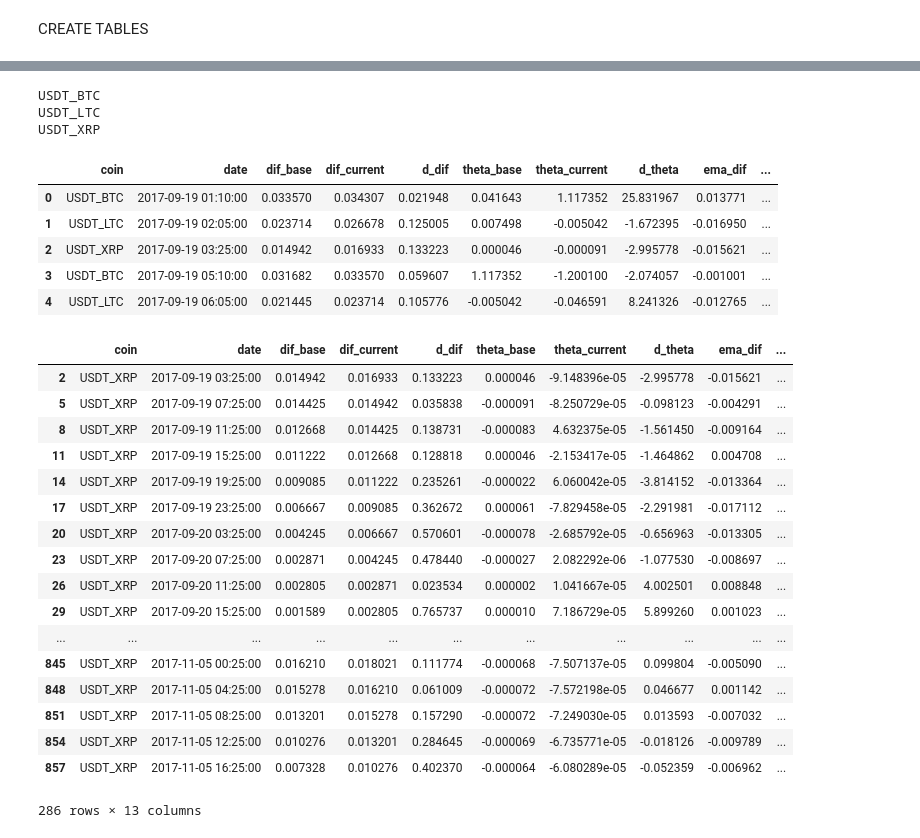
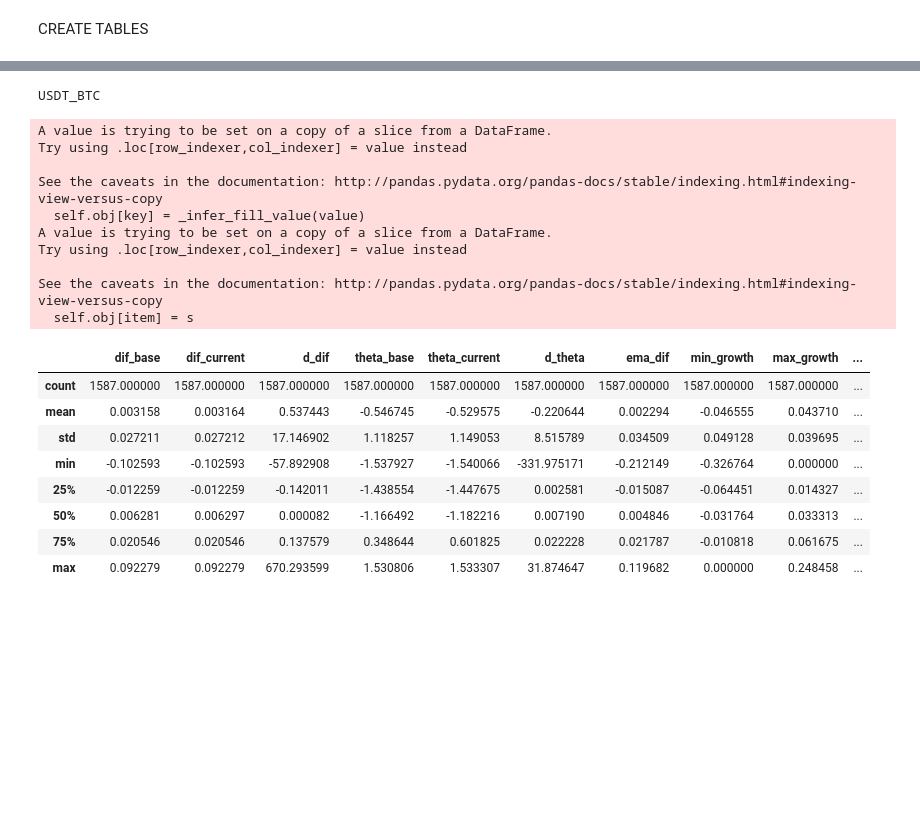
Before and after one commit to eduardocurado/crypto_bot, a Jupyter notebook: Notebooks/Crypto_trader_model20180314.ipynb, the cells around one changed output, grey strips where cells are left out. Cells and saved outputs as stored; diff of their text form; code cells hidden in the pictures; blank space fills up the shorter version.

```diff
--- a/Notebooks/Crypto_trader_model20180314.ipynb
+++ b/Notebooks/Crypto_trader_model20180314.ipynb
@@ -333,21 +335,19 @@ def manipulate_mkt_data():
     tickers_df = pd.merge(tickers_df_two, macds_df, how='inner', left_on=['date', 'coin'], right_on=['date', 'coin'])
     tickers_df['ema_dif'] = np.log(tickers_df['price']/tickers_df['ema12'])
     df = pd.merge(mkt_trend_df, tickers_df, how='inner', left_on=['date', 'coin'], right_on=['date', 'coin'])
-#     df = get_signs(df)
-#     df.loc[(1 > df['ema_dif']) & (df['ema_dif'] > -0.1), 'ema_sign'] = 1
-#     df.loc[(1 <= df['ema_dif']) | (df['ema_dif'] <= -0.1), 'ema_sign'] = 0
-#     rsis_df = get_rsis()
-#     df = pd.merge(df, rsis_df, how='inner', left_on=['date', 'coin'], right_on=['date', 'coin'])
-#     df.loc[df['rsi'] >= 70, 'signal_rsi'] = -1
-#     df.loc[df['rsi'] <= 30, 'signal_rsi'] = 1
-#     df.loc[(30 < df['rsi']) & (df['rsi'] < 70), 'signal_rsi'] = 0
+    df = get_signs(df)
+    df.loc[(1 > df['ema_dif']) & (df['ema_dif'] > -0.1), 'ema_sign'] = 1
+    df.loc[(1 <= df['ema_dif']) | (df['ema_dif'] <= -0.1), 'ema_sign'] = 0
+    rsis_df = get_rsis()
+    df = pd.merge(df, rsis_df, how='inner', left_on=['date', 'coin'], right_on=['date', 'coin'])
+    df.loc[df['rsi'] >= 70, 'signal_rsi'] = -1
+    df.loc[df['rsi'] <= 30, 'signal_rsi'] = 1
+    df.loc[(30 < df['rsi']) & (df['rsi'] < 70), 'signal_rsi'] = 0
     return df
 
 df = manipulate_mkt_data()
 # %% [output]
 USDT_BTC
-USDT_LTC
-USDT_XRP
 # %%
 f_df = df.drop(['signal_line', 'histogram', 'screen_x', 'screen_y', 'screen', 'vote', 'price', 'ema_26',
                'macd_line', 'ema12'], axis = 1)
@@ -355,35 +355,31 @@ f_df.loc[f_df['max_growth'] >= 0.1, 'growth_sign'] = 1
 f_df.loc[f_df['max_growth'] < 0.1, 'growth_sign'] = 0
 f_df.loc[f_df['min_growth'] <= -0.1, 'reduce_sign'] = 1
 f_df.loc[f_df['min_growth'] > -0.1, 'reduce_sign'] = 0
-full_data_set = f_df[['coin', 'date', 'dif_base', 'dif_current', 'd_dif', 'theta_base', 'theta_current', 'd_theta',
-                      'ema_dif', 'min_growth', 'max_growth', 'reduce_sign', 'growth_sign']]
-full_data_set.head()
 # %% [output]
-|  | coin | date | dif_base | dif_current | d_dif | theta_base | theta_current | d_theta | ema_dif | ... |
-| 0 | USDT_BTC | 2017-09-19 01:10:00 | 0.033570 | 0.034307 | 0.021948 | 0.041643 | 1.117352 | 25.831967 | 0.013771 | ... |
-| 1 | USDT_LTC | 2017-09-19 02:05:00 | 0.023714 | 0.026678 | 0.125005 | 0.007498 | -0.005042 | -1.672395 | -0.016950 | ... |
-| 2 | USDT_XRP | 2017-09-19 03:25:00 | 0.014942 | 0.016933 | 0.133223 | 0.000046 | -0.000091 | -2.995778 | -0.015621 | ... |
-| 3 | USDT_BTC | 2017-09-19 05:10:00 | 0.031682 | 0.033570 | 0.059607 | 1.117352 | -1.200100 | -2.074057 | -0.001001 | ... |
-| 4 | USDT_LTC | 2017-09-19 06:05:00 | 0.021445 | 0.023714 | 0.105776 | -0.005042 | -0.046591 | 8.241326 | -0.012765 | ... |
+A value is trying to be set on a copy of a slice from a DataFrame.
+Try using .loc[row_indexer,col_indexer] = value instead
+
+See the caveats in the documentation: http://pandas.pydata.org/pandas-docs/stable/indexing.html#indexing-view-versus-copy
+  self.obj[key] = _infer_fill_value(value)
+A value is trying to be set on a copy of a slice from a DataFrame.
+Try using .loc[row_indexer,col_indexer] = value instead
+
+See the caveats in the documentation: http://pandas.pydata.org/pandas-docs/stable/indexing.html#indexing-view-versus-copy
+  self.obj[item] = s
-# %%
-coin_df = full_data_set[full_data_set['coin'] == 'USDT_XRP'].sort_values(['date'])
-coin_df
-# %% [output]
-|  | coin | date | dif_base | dif_current | d_dif | theta_base | theta_current | d_theta | ema_dif | ... |
-| 2 | USDT_XRP | 2017-09-19 03:25:00 | 0.014942 | 0.016933 | 0.133223 | 0.000046 | -9.148396e-05 | -2.995778 | -0.015621 | ... |
-| 5 | USDT_XRP | 2017-09-19 07:25:00 | 0.014425 | 0.014942 | 0.035838 | -0.000091 | -8.250729e-05 | -0.098123 | -0.004291 | ... |
-| 8 | USDT_XRP | 2017-09-19 11:25:00 | 0.012668 | 0.014425 | 0.138731 | -0.000083 | 4.632375e-05 | -1.561450 | -0.009164 | ... |
-| 11 | USDT_XRP | 2017-09-19 15:25:00 | 0.011222 | 0.012668 | 0.128818 | 0.000046 | -2.153417e-05 | -1.464862 | 0.004708 | ... |
-| 14 | USDT_XRP | 2017-09-19 19:25:00 | 0.009085 | 0.011222 | 0.235261 | -0.000022 | 6.060042e-05 | -3.814152 | -0.013364 | ... |
-| 17 | USDT_XRP | 2017-09-19 23:25:00 | 0.006667 | 0.009085 | 0.362672 | 0.000061 | -7.829458e-05 | -2.291981 | -0.017112 | ... |
-| 20 | USDT_XRP | 2017-09-20 03:25:00 | 0.004245 | 0.006667 | 0.570601 | -0.000078 | -2.685792e-05 | -0.656963 | -0.013305 | ... |
-| 23 | USDT_XRP | 2017-09-20 07:25:00 | 0.002871 | 0.004245 | 0.478440 | -0.000027 | 2.082292e-06 | -1.077530 | -0.008697 | ... |
-| 26 | USDT_XRP | 2017-09-20 11:25:00 | 0.002805 | 0.002871 | 0.023534 | 0.000002 | 1.041667e-05 | 4.002501 | 0.008848 | ... |
-| 29 | USDT_XRP | 2017-09-20 15:25:00 | 0.001589 | 0.002805 | 0.765737 | 0.000010 | 7.186729e-05 | 5.899260 | 0.001023 | ... |
-| ... | ... | ... | ... | ... | ... | ... | ... | ... | ... | ... |
-| 845 | USDT_XRP | 2017-11-05 00:25:00 | 0.016210 | 0.018021 | 0.111774 | -0.000068 | -7.507137e-05 | 0.099804 | -0.005090 | ... |
-| 848 | USDT_XRP | 2017-11-05 04:25:00 | 0.015278 | 0.016210 | 0.061009 | -0.000072 | -7.572198e-05 | 0.046677 | 0.001142 | ... |
-| 851 | USDT_XRP | 2017-11-05 08:25:00 | 0.013201 | 0.015278 | 0.157290 | -0.000072 | -7.249030e-05 | 0.013593 | -0.007032 | ... |
-| 854 | USDT_XRP | 2017-11-05 12:25:00 | 0.010276 | 0.013201 | 0.284645 | -0.000069 | -6.735771e-05 | -0.018126 | -0.009789 | ... |
-| 857 | USDT_XRP | 2017-11-05 16:25:00 | 0.007328 | 0.010276 | 0.402370 | -0.000064 | -6.080289e-05 | -0.052359 | -0.006962 | ... |
-286 rows × 13 columns
+# %%
+full_data_set = f_df[['coin', 'date', 'dif_base', 'dif_current', 'd_dif', 'theta_base', 'theta_current', 'd_theta',
+                      'ema_dif', 'min_growth', 'max_growth', 'reduce_sign', 'growth_sign']]
+full_data_set
+len(full_data_set[full_data_set['d_dif'] >= 0.137579])
+full_data_set[full_data_set['d_theta'] >= 31]
+full_data_set.describe()
+# %% [output]
+|  | dif_base | dif_current | d_dif | theta_base | theta_current | d_theta | ema_dif | min_growth | max_growth | ... |
+| count | 1587.000000 | 1587.000000 | 1587.000000 | 1587.000000 | 1587.000000 | 1587.000000 | 1587.000000 | 1587.000000 | 1587.000000 | ... |
+| mean | 0.003158 | 0.003164 | 0.537443 | -0.546745 | -0.529575 | -0.220644 | 0.002294 | -0.046555 | 0.043710 | ... |
+| std | 0.027211 | 0.027212 | 17.146902 | 1.118257 | 1.149053 | 8.515789 | 0.034509 | 0.049128 | 0.039695 | ... |
+| min | -0.102593 | -0.102593 | -57.892908 | -1.537927 | -1.540066 | -331.975171 | -0.212149 | -0.326764 | 0.000000 | ... |
+| 25% | -0.012259 | -0.012259 | -0.142011 | -1.438554 | -1.447675 | 0.002581 | -0.015087 | -0.064451 | 0.014327 | ... |
+| 50% | 0.006281 | 0.006297 | 0.000082 | -1.166492 | -1.182216 | 0.007190 | 0.004846 | -0.031764 | 0.033313 | ... |
+| 75% | 0.020546 | 0.020546 | 0.137579 | 0.348644 | 0.601825 | 0.022228 | 0.021787 | -0.010818 | 0.061675 | ... |
+| max | 0.092279 | 0.092279 | 670.293599 | 1.530806 | 1.533307 | 31.874647 | 0.119682 | 0.000000 | 0.248458 | ... |
```
Also changed, not shown: parts of 4 cells of this notebook, 1 other file.
